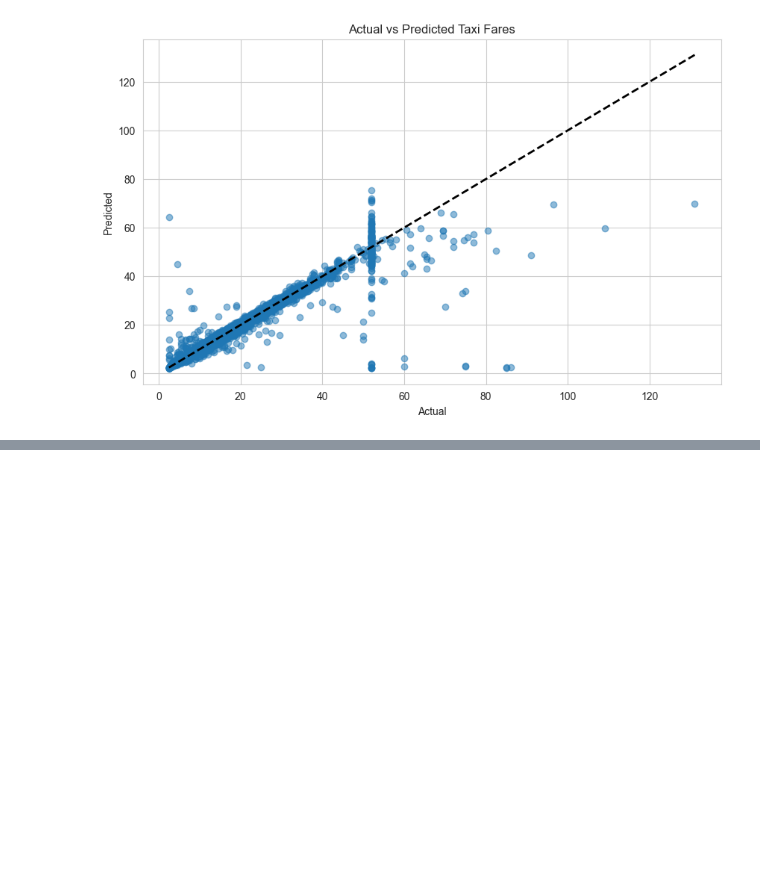
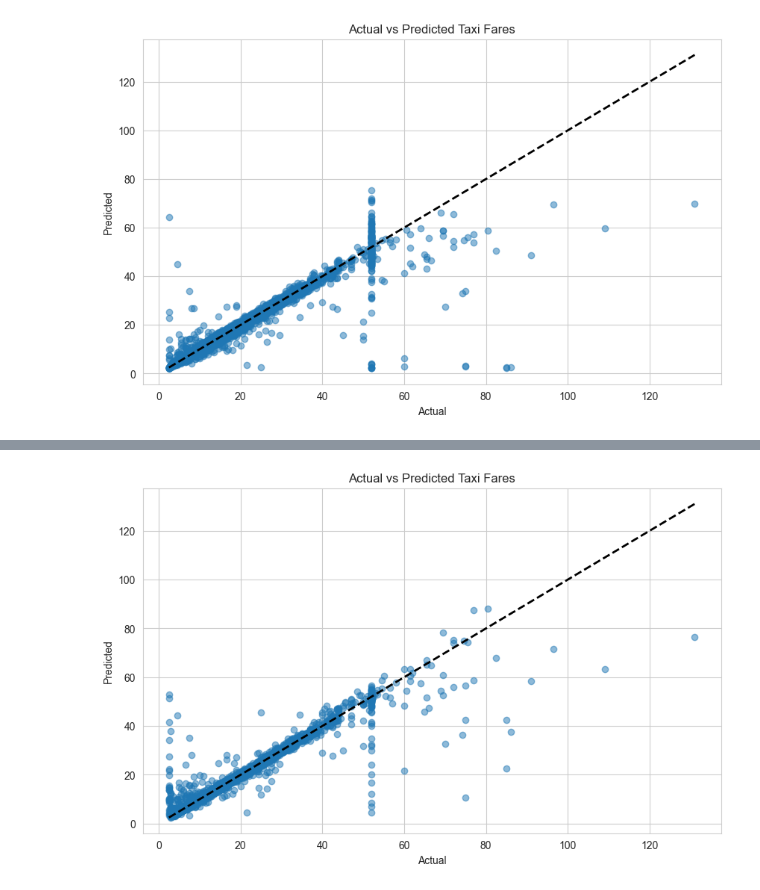
Before and after one commit to Ilyasuuu/ML_Projects, a Jupyter notebook: Predicting_taxi_fares/Predicting_taxi_fares.ipynb, the cells around one changed output, grey strips where cells are left out. Saved outputs shown, nothing was run; the diff lists cells and outputs as text; code cells hidden in the pictures; blank space fills up the shorter version.

```diff
--- a/Predicting_taxi_fares/Predicting_taxi_fares.ipynb
+++ b/Predicting_taxi_fares/Predicting_taxi_fares.ipynb
@@ -300,0 +339,6 @@ plt.show()
+# %%
+from xgboost import XGBRegressor
+
+model = XGBRegressor(n_estimators=100, learning_rate=0.1, max_depth=5, random_state=42)
+model.fit(X_train, y_train)
+y_pred_xgb = model.predict(X_test)
@@ -300,0 +357,10 @@ plt.show()
+# %%
+plt.figure(figsize=(10, 6))
+plt.scatter(y_test, y_pred_xgb, alpha=0.5)
+plt.plot([y_test.min(), y_test.max()], [y_test.min(), y_test.max()], 'k--', lw=2)
+plt.xlabel('Actual')
+plt.ylabel('Predicted')
+plt.title('Actual vs Predicted Taxi Fares')
+plt.show()
+# %% [output]
+[figure, added]
```
Also changed, not shown: parts of 10 cells of this notebook, 2 other files.
